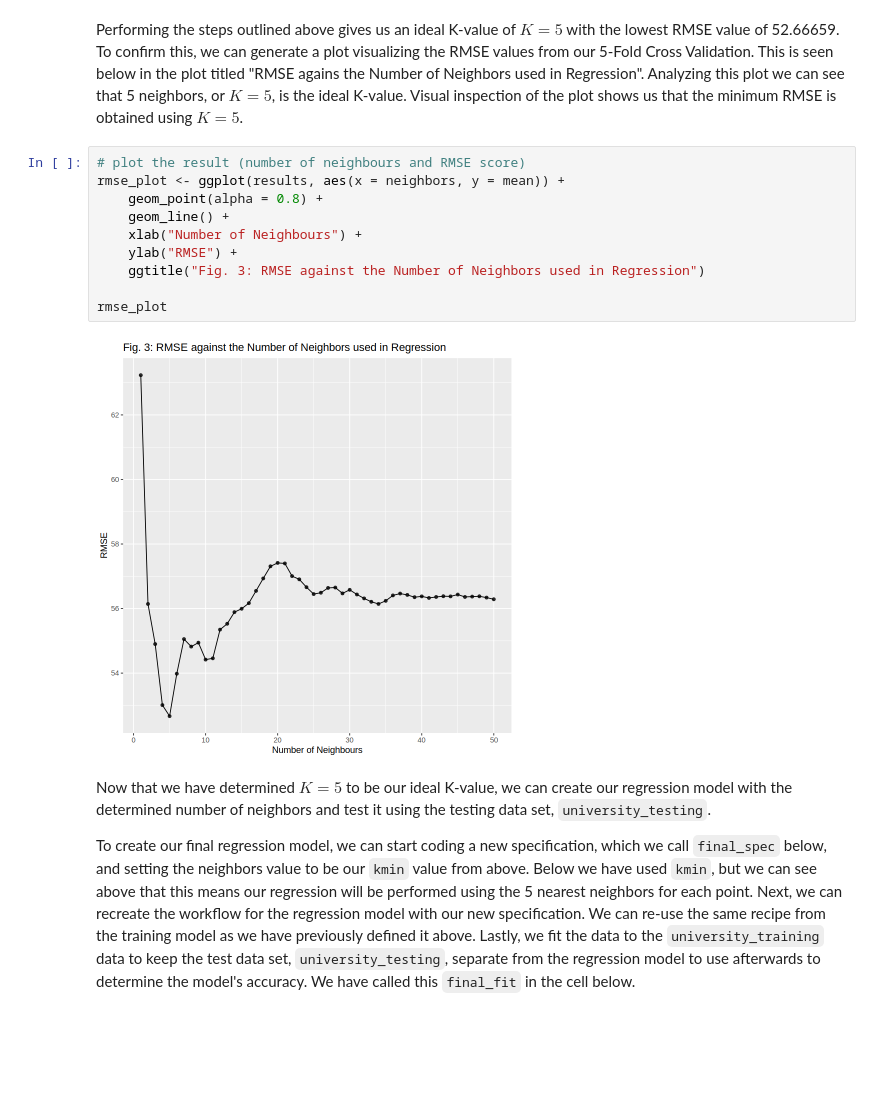
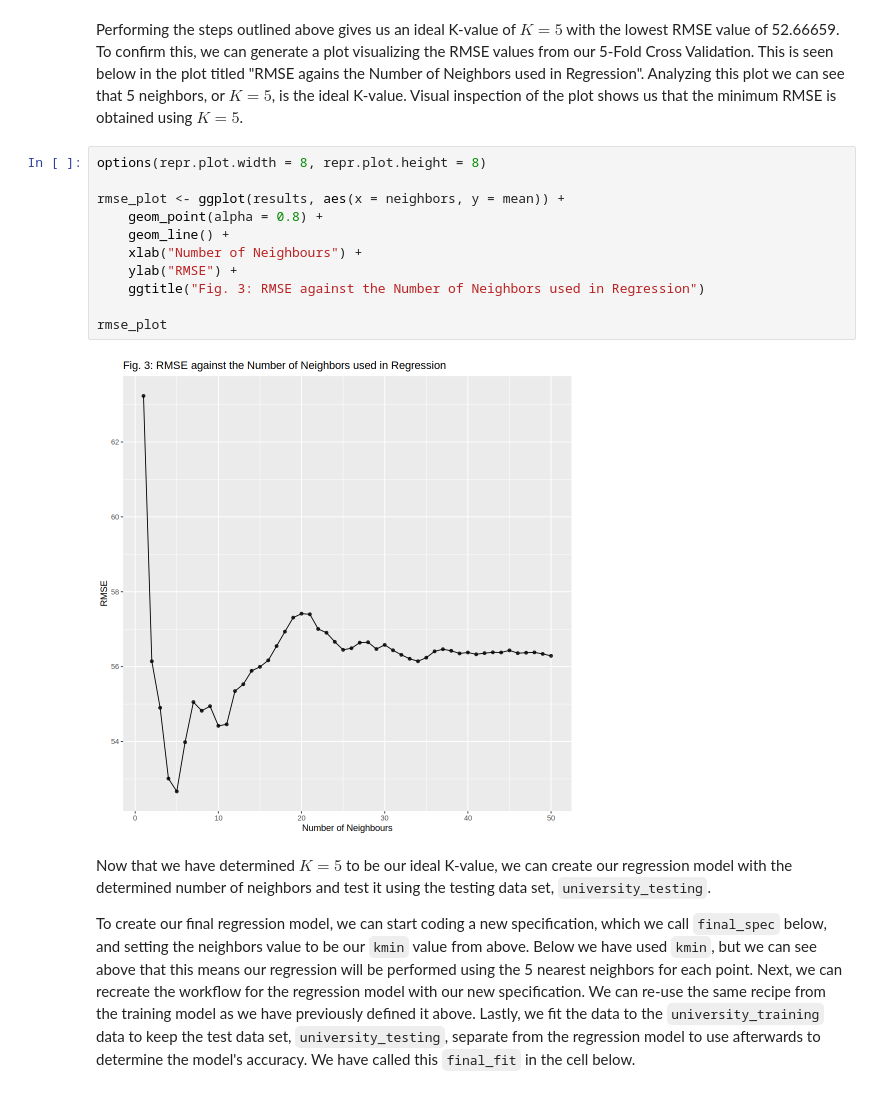
Before and after one commit to petercmh01/DSCI_004_Group_36, a Jupyter notebook: group_project_report.ipynb, the cells around one changed output. Saved outputs shown, nothing was run; the diff lists cells and outputs as text; blank space fills up the shorter version.

```diff
--- a/group_project_report.ipynb
+++ b/group_project_report.ipynb
@@ -258,17 +262,18 @@ kmin
 # %% [markdown]
 Performing the steps outlined above gives us an ideal K-value of $K = 5$ with the lowest RMSE value of 52.66659. To confirm this, we can generate a plot visualizing the RMSE values from our 5-Fold Cross Validation. This is seen below in the plot titled "RMSE agains the Number of Neighbors used in Regression". Analyzing this plot we can see that 5 neighbors, or $K = 5$, is the ideal K-value. Visual inspection of the plot shows us that the minimum RMSE is obtained using $K = 5$.
 # %%
-# plot the result (number of neighbours and RMSE score)
+options(repr.plot.width = 8, repr.plot.height = 8)
+
 rmse_plot <- ggplot(results, aes(x = neighbors, y = mean)) +
     geom_point(alpha = 0.8) +
     geom_line() +
     xlab("Number of Neighbours") +
     ylab("RMSE") +
     ggtitle("Fig. 3: RMSE against the Number of Neighbors used in Regression")
 
 rmse_plot
 # %% [output]
-[figure, old version]
+[figure, new version]
 # %% [markdown]
 Now that we have determined $K = 5$ to be our ideal K-value, we can create our regression model with the determined number of neighbors and test it using the testing data set, `university_testing`.
 
```
Also changed, not shown: parts of 3 cells of this notebook.
